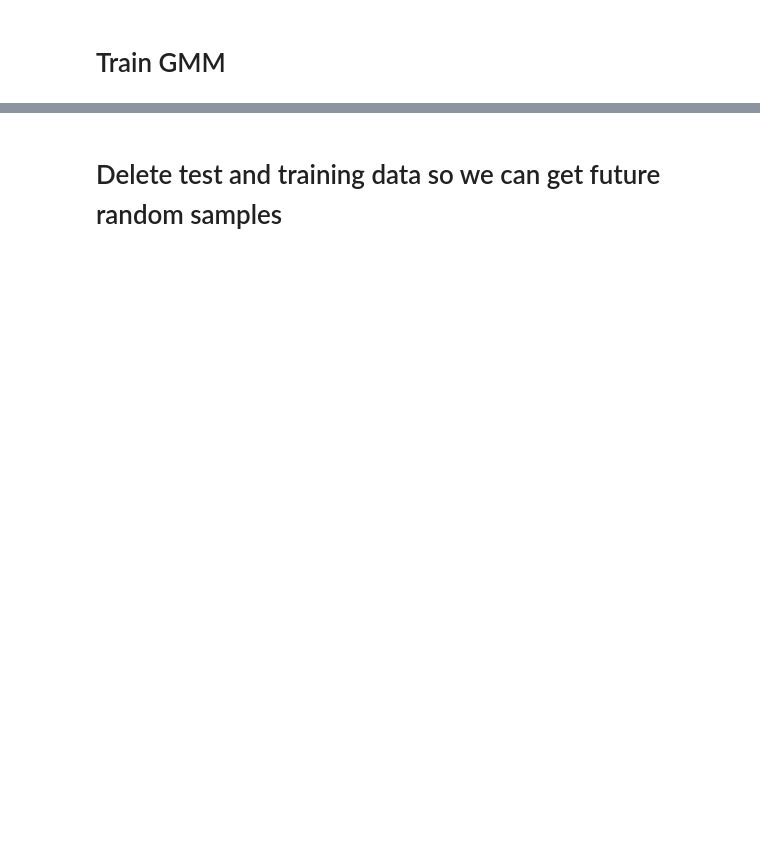
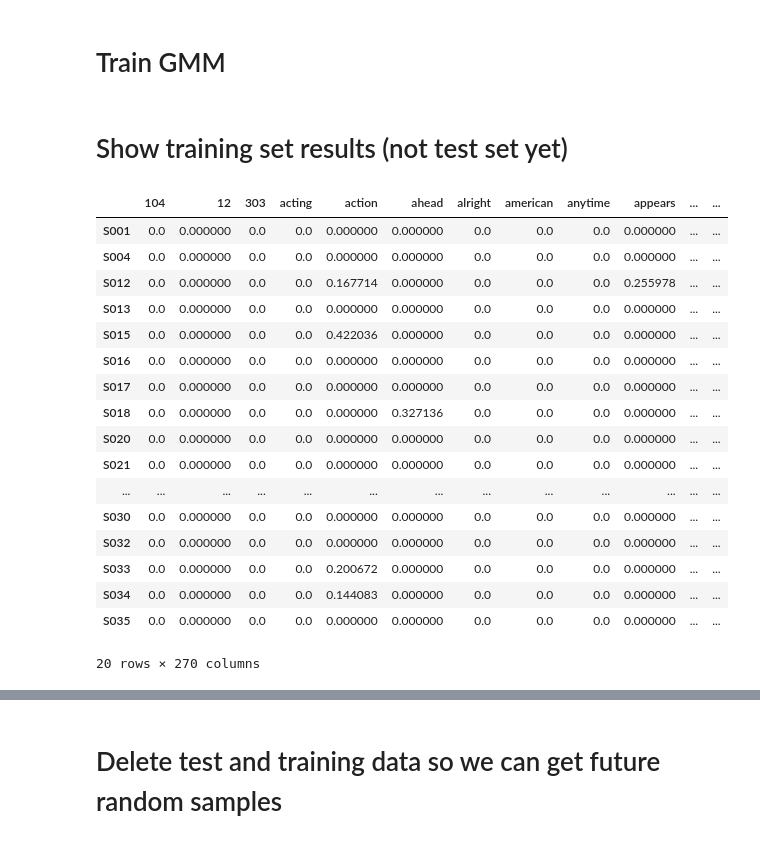
Before and after one commit to W210-SP21-Capstone-Dementia/model, a Jupyter notebook: 2-Speech-to-text.ipynb, the cells around one changed output, grey strips where cells are left out. Cells and saved outputs as stored; diff of their text form; code cells hidden in the pictures; blank space fills up the shorter version.

```diff
--- a/2-Speech-to-text.ipynb
+++ b/2-Speech-to-text.ipynb
@@ -274,2 +361,33 @@ S015.txt
 # %% [markdown]
 # Train GMM
+# %%
+number_of_components = 6 # For the five phases of dementia + not having dementia
+gmm = GMM(n_components=number_of_components).fit(X_train_vc)
+# %% [markdown]
+# Show training set results (not test set yet)
+# %%
+# First: for every document we get its corresponding cluster
+clusters = gmm.predict(X_train_vc.toarray())
+# %%
+train_dataset["ClusterName"] = clusters
+
+train_dataset.head(20)
+# %% [output]
+|  | 104 | 12 | 303 | acting | action | ahead | alright | american | anytime | appears | ... | ... |
+| S001 | 0.0 | 0.000000 | 0.0 | 0.0 | 0.000000 | 0.000000 | 0.0 | 0.0 | 0.0 | 0.000000 | ... | ... |
+| S004 | 0.0 | 0.000000 | 0.0 | 0.0 | 0.000000 | 0.000000 | 0.0 | 0.0 | 0.0 | 0.000000 | ... | ... |
+| S012 | 0.0 | 0.000000 | 0.0 | 0.0 | 0.167714 | 0.000000 | 0.0 | 0.0 | 0.0 | 0.255978 | ... | ... |
+| S013 | 0.0 | 0.000000 | 0.0 | 0.0 | 0.000000 | 0.000000 | 0.0 | 0.0 | 0.0 | 0.000000 | ... | ... |
+| S015 | 0.0 | 0.000000 | 0.0 | 0.0 | 0.422036 | 0.000000 | 0.0 | 0.0 | 0.0 | 0.000000 | ... | ... |
+| S016 | 0.0 | 0.000000 | 0.0 | 0.0 | 0.000000 | 0.000000 | 0.0 | 0.0 | 0.0 | 0.000000 | ... | ... |
+| S017 | 0.0 | 0.000000 | 0.0 | 0.0 | 0.000000 | 0.000000 | 0.0 | 0.0 | 0.0 | 0.000000 | ... | ... |
+| S018 | 0.0 | 0.000000 | 0.0 | 0.0 | 0.000000 | 0.327136 | 0.0 | 0.0 | 0.0 | 0.000000 | ... | ... |
+| S020 | 0.0 | 0.000000 | 0.0 | 0.0 | 0.000000 | 0.000000 | 0.0 | 0.0 | 0.0 | 0.000000 | ... | ... |
+| S021 | 0.0 | 0.000000 | 0.0 | 0.0 | 0.000000 | 0.000000 | 0.0 | 0.0 | 0.0 | 0.000000 | ... | ... |
+| ... | ... | ... | ... | ... | ... | ... | ... | ... | ... | ... | ... | ... |
+| S030 | 0.0 | 0.000000 | 0.0 | 0.0 | 0.000000 | 0.000000 | 0.0 | 0.0 | 0.0 | 0.000000 | ... | ... |
+| S032 | 0.0 | 0.000000 | 0.0 | 0.0 | 0.000000 | 0.000000 | 0.0 | 0.0 | 0.0 | 0.000000 | ... | ... |
+| S033 | 0.0 | 0.000000 | 0.0 | 0.0 | 0.200672 | 0.000000 | 0.0 | 0.0 | 0.0 | 0.000000 | ... | ... |
+| S034 | 0.0 | 0.000000 | 0.0 | 0.0 | 0.144083 | 0.000000 | 0.0 | 0.0 | 0.0 | 0.000000 | ... | ... |
+| S035 | 0.0 | 0.000000 | 0.0 | 0.0 | 0.000000 | 0.000000 | 0.0 | 0.0 | 0.0 | 0.000000 | ... | ... |
+20 rows × 270 columns
```
Also changed, not shown: parts of 18 cells of this notebook.
